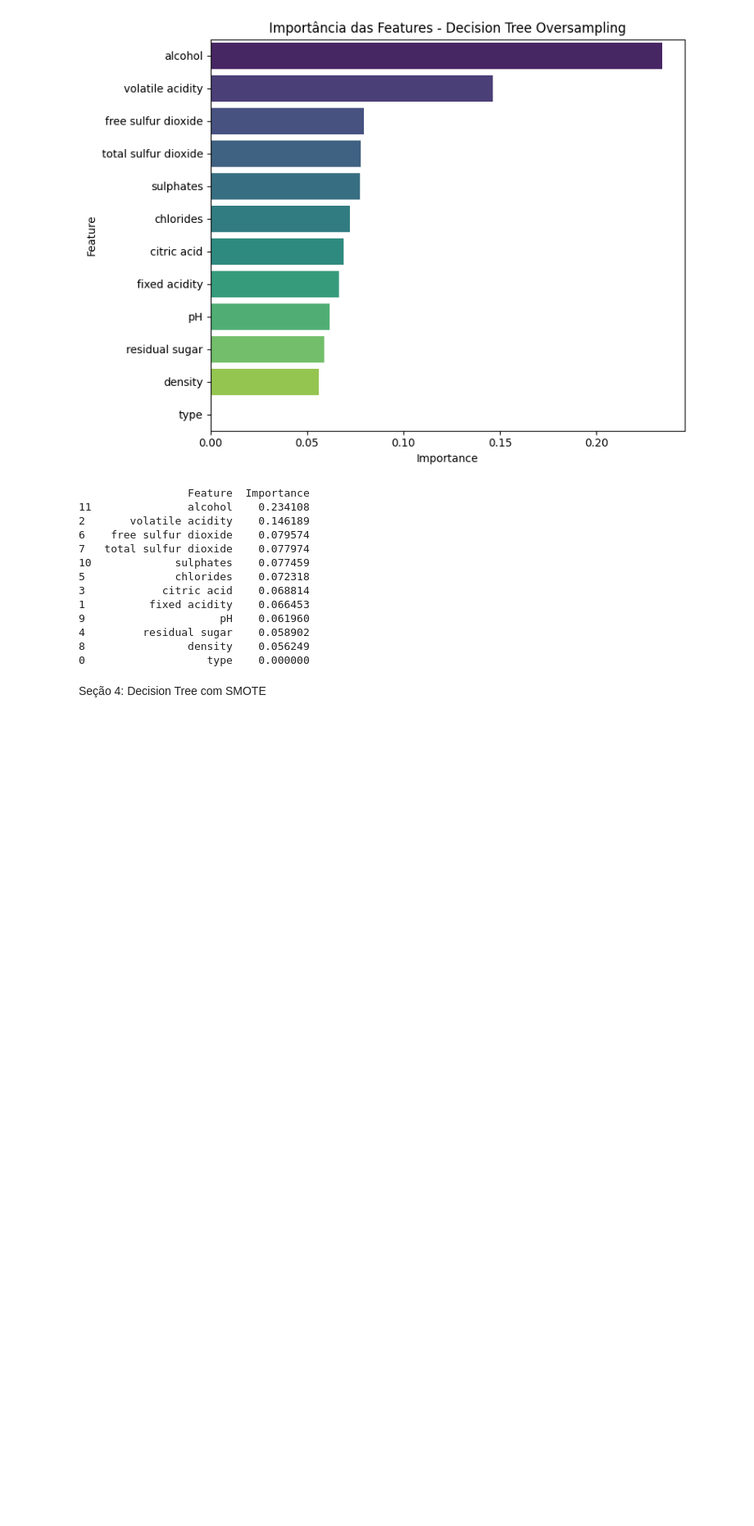
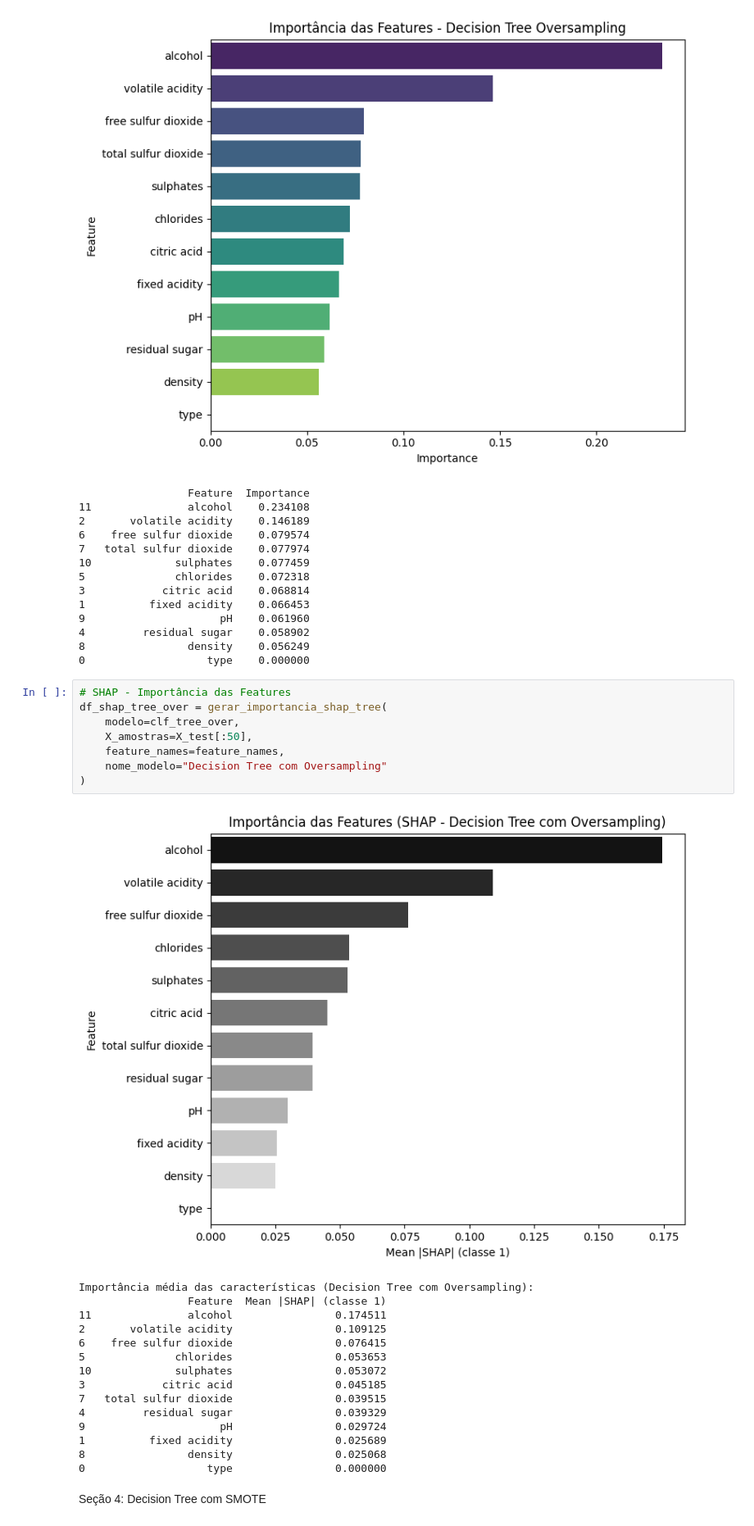
Before and after one commit to BMateusSs/Projeto-PSI3, a Jupyter notebook: decision_tree_wine_quality.ipynb, the cells around one changed output. Shown at 82% size. Cells and saved outputs as stored; diff of their text form; blank space fills up the shorter version.

```diff
--- a/decision_tree_wine_quality.ipynb
+++ b/decision_tree_wine_quality.ipynb
@@ -589,6 +697,30 @@ plotar_importancia_features(clf_tree_over, X_over, "Decision Tree Oversampling")
 4         residual sugar    0.058902
 8                density    0.056249
 0                   type    0.000000
+# %%
+# SHAP - Importância das Features
+df_shap_tree_over = gerar_importancia_shap_tree(
+    modelo=clf_tree_over,
+    X_amostras=X_test[:50],
+    feature_names=feature_names,
+    nome_modelo="Decision Tree com Oversampling"
+)
+# %% [output]
+[figure, added]
+Importância média das características (Decision Tree com Oversampling):
+                 Feature  Mean |SHAP| (classe 1)
+11               alcohol                0.174511
+2       volatile acidity                0.109125
+6    free sulfur dioxide                0.076415
+5              chlorides                0.053653
+10             sulphates                0.053072
+3            citric acid                0.045185
+7   total sulfur dioxide                0.039515
+4         residual sugar                0.039329
+9                     pH                0.029724
+1          fixed acidity                0.025689
+8                density                0.025068
+0                   type                0.000000
 # %% [markdown]
 Seção 4: Decision Tree com SMOTE
 # %%
```
Also changed, not shown: parts of 7 cells of this notebook.
